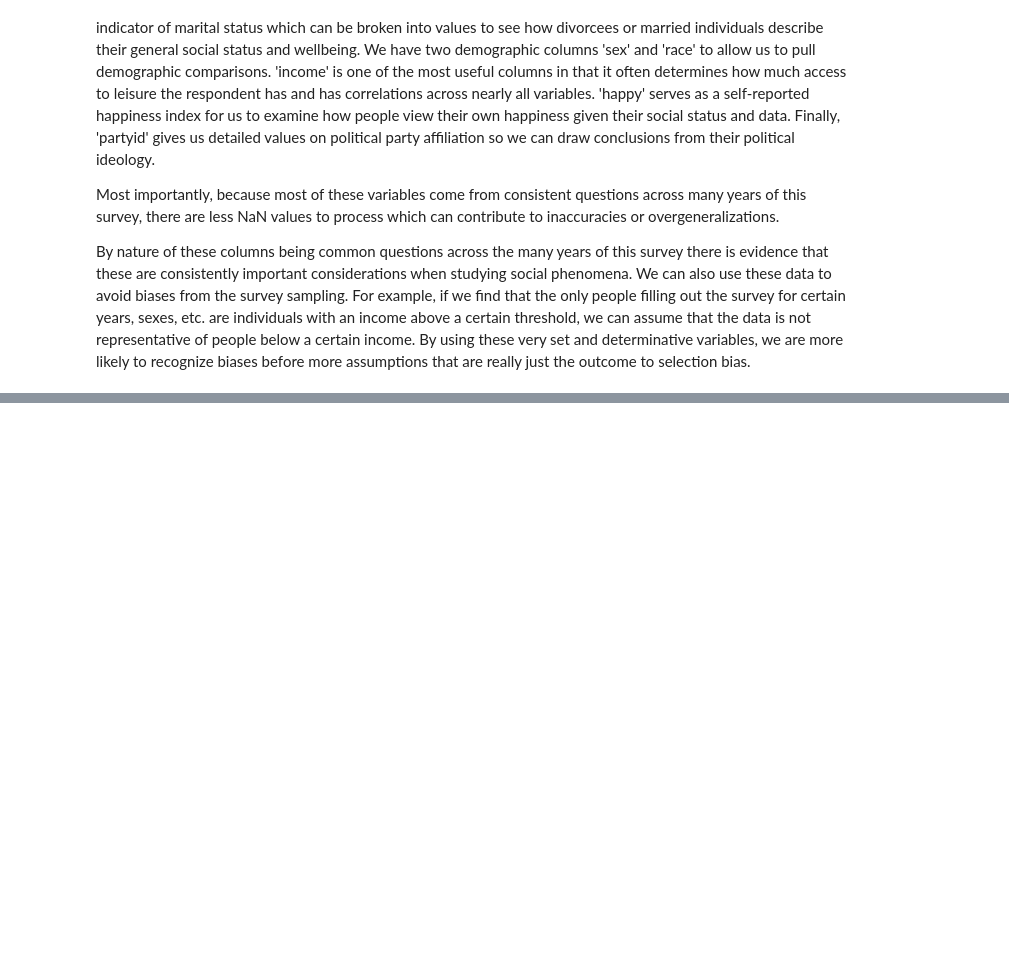
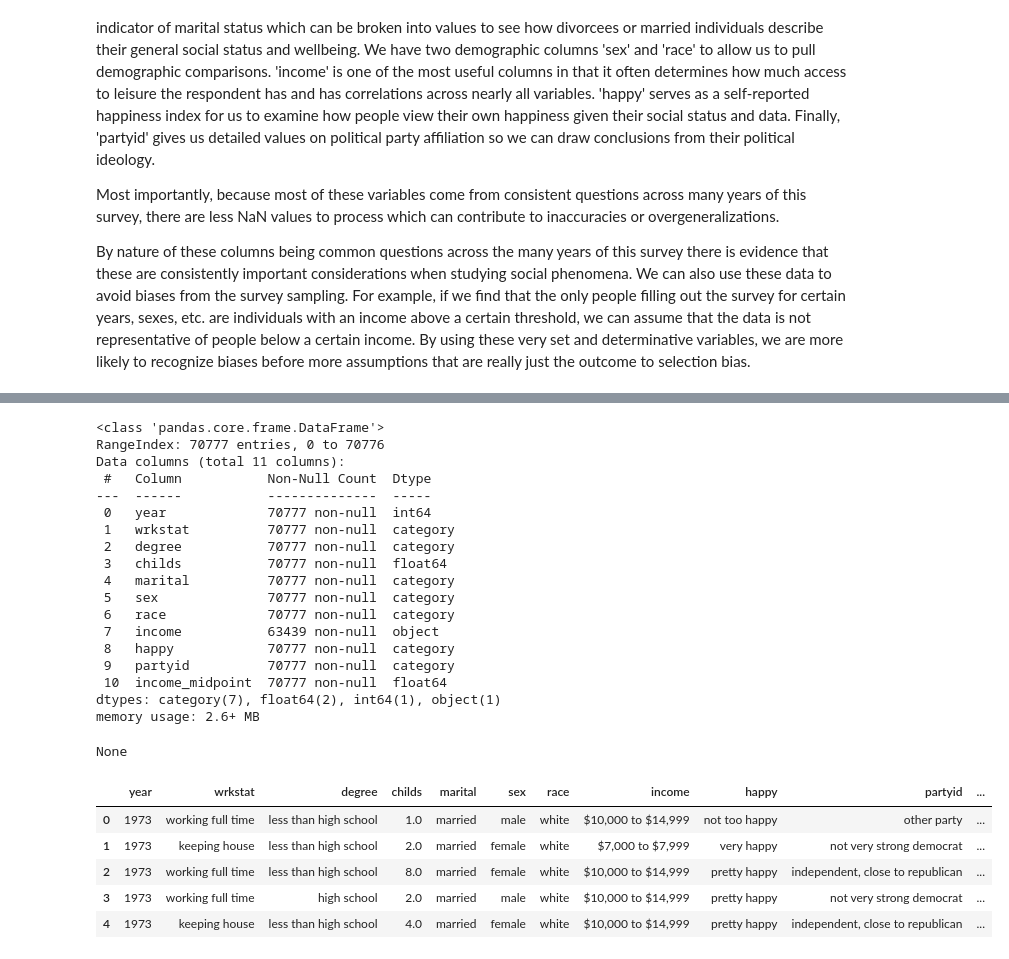
Before and after one commit to henry5250/lab_eda, a Jupyter notebook: lab_notebook.ipynb, the cells around one changed output, grey strips where cells are left out. Cells and saved outputs as stored; diff of their text form; code cells hidden in the pictures; blank space fills up the shorter version.

```diff
--- a/lab_notebook.ipynb
+++ b/lab_notebook.ipynb
@@ -84,3 +86,5 @@ Each variable serves a unique purpose for our analysis. The 'year' serves as a c
 Most importantly, because most of these variables come from consistent questions across many years of this survey, there are less NaN values to process which can contribute to inaccuracies or overgeneralizations.
 
 By nature of these columns being common questions across the many years of this survey there is evidence that these are consistently important considerations when studying social phenomena. We can also use these data to avoid biases from the survey sampling. For example, if we find that the only people filling out the survey for certain years, sexes, etc. are individuals with an income above a certain threshold, we can assume that the data is not representative of people below a certain income. By using these very set and determinative variables, we are more likely to recognize biases before more assumptions that are really just the outcome to selection bias.
+# %%
+gss_df = pd.read_csv('selected_gss_data.csv')
@@ -86,0 +134,10 @@ By nature of these columns being common questions across the many years of this
+# %%
+for col in ['wrkstat', 'degree', 'marital', 'sex', 'race', 'happy', 'partyid']:
+    gss_df[col] = gss_df[col].fillna('Unknown')
+
+median_childs = gss_df['childs'].median()
+gss_df['childs'] = gss_df['childs'].fillna(median_childs)
+
+for col in ['wrkstat', 'degree', 'marital', 'sex', 'race', 'income', 'happy', 'partyid']:
+    display(f"Unique values in {col}:")
+    display(gss_df[col].unique())
@@ -86,0 +168,51 @@ By nature of these columns being common questions across the many years of this
+# %%
+income_mapping = {
+    'under $1,000': 500,
+    '$1,000 to $2,999': 2000,
+    '$3,000 to $3,999': 3500,
+    '$4,000 to $4,999': 4500,
+    '$5,000 to $5,999': 5500,
+    '$6,000 to $6,999': 6500,
+    '$7,000 to $7,999': 7500,
+    '$8,000 to $9,999': 9000,
+    '$10,000 to $14,999': 12500,
+    '$15,000 to $19,999': 17500,
+    '$20,000 to $24,999': 22500,
+    '$25,000 or more': 30000 # Using 30000 as a representative value for the open-ended range
+}
+
+gss_df['income_midpoint'] = gss_df['income'].map(income_mapping)
+gss_df['income_midpoint'] = gss_df['income_midpoint'].fillna(gss_df['income_midpoint'].median())
+
+
+for col in ['wrkstat', 'degree', 'marital', 'sex', 'race', 'happy', 'partyid']:
+    gss_df[col] = gss_df[col].astype('category')
+
+display(gss_df.info())
+display(gss_df.head())
+# %% [output]
+<class 'pandas.core.frame.DataFrame'>
+RangeIndex: 70777 entries, 0 to 70776
+Data columns (total 11 columns):
+ #   Column           Non-Null Count  Dtype
+---  ------           --------------  -----
+ 0   year             70777 non-null  int64
+ 1   wrkstat          70777 non-null  category
+ 2   degree           70777 non-null  category
+ 3   childs           70777 non-null  float64
+ 4   marital          70777 non-null  category
+ 5   sex              70777 non-null  category
+ 6   race             70777 non-null  category
+ 7   income           63439 non-null  object
+ 8   happy            70777 non-null  category
+ 9   partyid          70777 non-null  category
+ 10  income_midpoint  70777 non-null  float64
+dtypes: category(7), float64(2), int64(1), object(1)
+memory usage: 2.6+ MB
+None
+|  | year | wrkstat | degree | childs | marital | sex | race | income | happy | partyid | ... |
+| 0 | 1973 | working full time | less than high school | 1.0 | married | male | white | $10,000 to $14,999 | not too happy | other party | ... |
+| 1 | 1973 | keeping house | less than high school | 2.0 | married | female | white | $7,000 to $7,999 | very happy | not very strong democrat | ... |
+| 2 | 1973 | working full time | less than high school | 8.0 | married | female | white | $10,000 to $14,999 | pretty happy | independent, close to republican | ... |
+| 3 | 1973 | working full time | high school | 2.0 | married | male | white | $10,000 to $14,999 | pretty happy | not very strong democrat | ... |
+| 4 | 1973 | keeping house | less than high school | 4.0 | married | female | white | $10,000 to $14,999 | pretty happy | independent, close to republican | ... |
```
Also changed, not shown: parts of 7 cells of this notebook.
